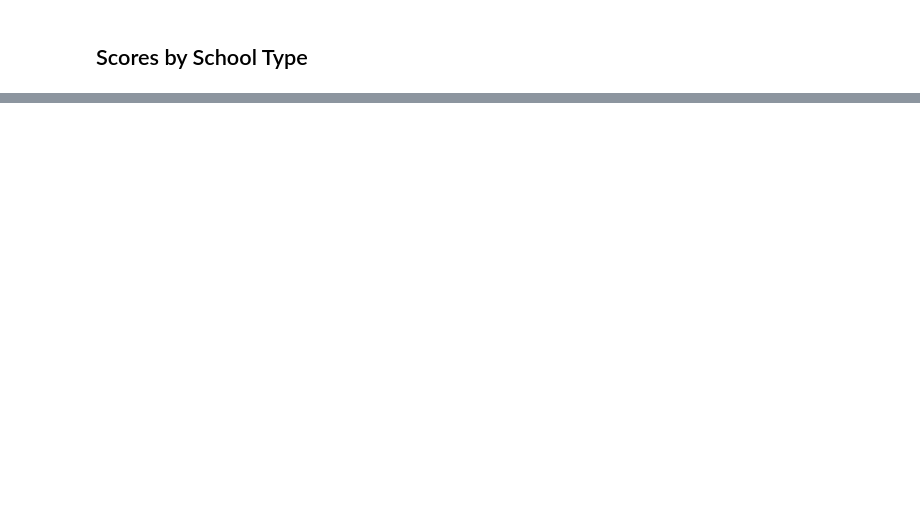
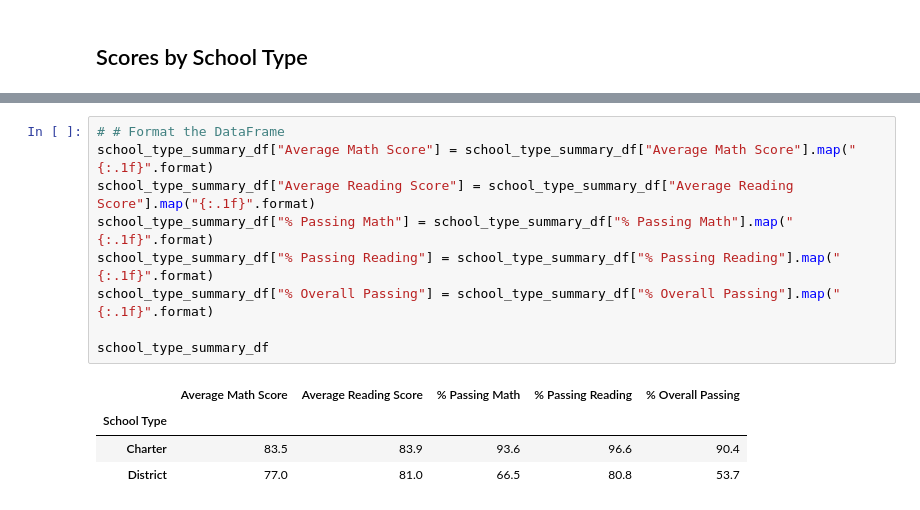
Before and after one commit to alorenz465446/School_District_Analysis, a Jupyter notebook: PyCitySchools_Challenge.ipynb, the cells around one changed output, grey strips where cells are left out. Drawn from its saved outputs; the diff is of its cells as text; blank space fills up the shorter version.

```diff
--- a/PyCitySchools_Challenge.ipynb
+++ b/PyCitySchools_Challenge.ipynb
@@ -694,0 +777,14 @@ school_size_summary_df = pd.DataFrame({
+# %%
+# # Format the DataFrame
+school_type_summary_df["Average Math Score"] = school_type_summary_df["Average Math Score"].map("{:.1f}".format)
+school_type_summary_df["Average Reading Score"] = school_type_summary_df["Average Reading Score"].map("{:.1f}".format)
+school_type_summary_df["% Passing Math"] = school_type_summary_df["% Passing Math"].map("{:.1f}".format)
+school_type_summary_df["% Passing Reading"] = school_type_summary_df["% Passing Reading"].map("{:.1f}".format)
+school_type_summary_df["% Overall Passing"] = school_type_summary_df["% Overall Passing"].map("{:.1f}".format)
+
+school_type_summary_df
+# %% [output]
+|  | Average Math Score | Average Reading Score | % Passing Math | % Passing Reading | % Overall Passing |
+| School Type |  |  |  |  |  |
+| Charter | 83.5 | 83.9 | 93.6 | 96.6 | 90.4 |
+| District | 77.0 | 81.0 | 66.5 | 80.8 | 53.7 |
```
Also changed, not shown: parts of 18 cells of this notebook, 3 other files.
